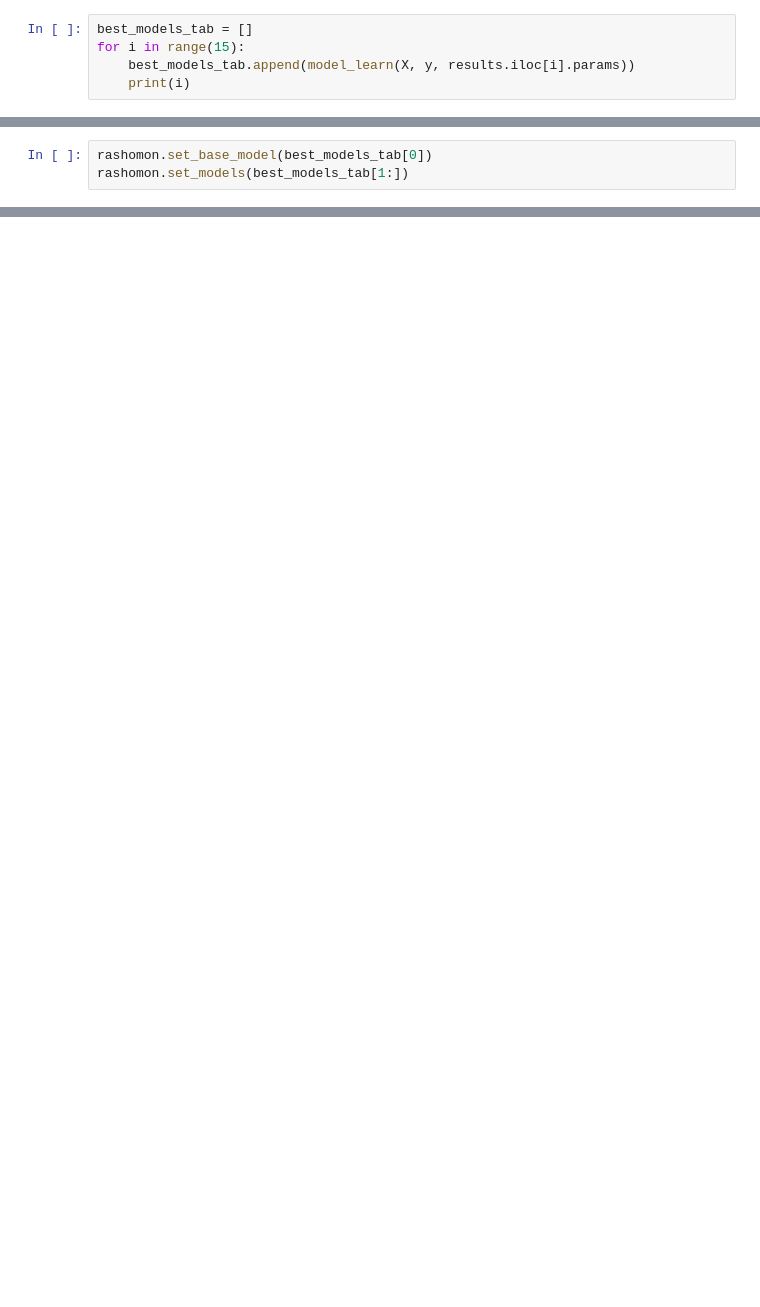
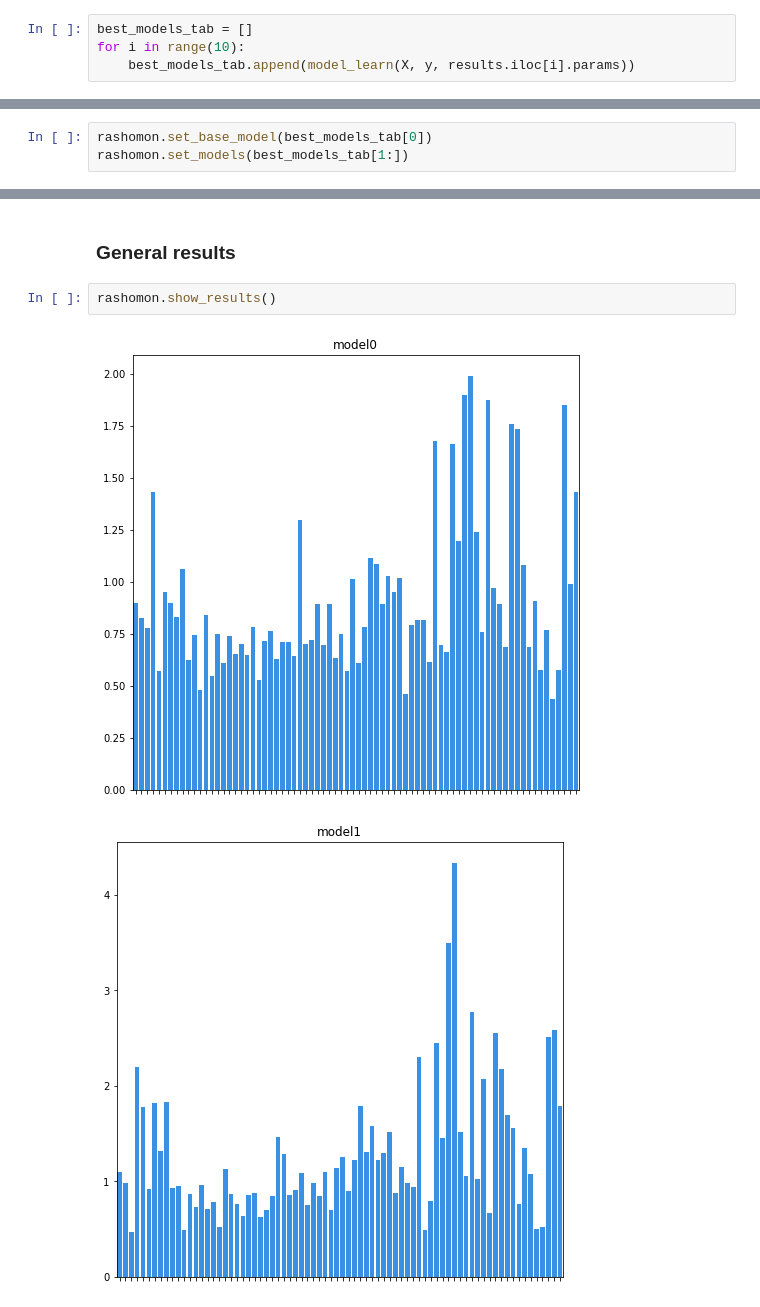
Before and after one commit to adrianstando/Research-Workshops-Rashomon-MIMIC-Machine-Learning, a Jupyter notebook: RashomonSetAnalyser/PDP_Comparison.ipynb, the cells around one changed output, grey strips where cells are left out. Cells and saved outputs as stored; diff of their text form; blank space fills up the shorter version.

```diff
--- a/RashomonSetAnalyser/PDP_Comparison.ipynb
+++ b/RashomonSetAnalyser/PDP_Comparison.ipynb
@@ -33,6 +35,5 @@ def model_learn(X, y, params):
     return model.fit(X, y)
 # %%
 best_models_tab = []
-for i in range(15):
+for i in range(10):
     best_models_tab.append(model_learn(X, y, results.iloc[i].params))
-    print(i)
@@ -321,0 +53,7 @@ answer2.to_csv("answer2.csv")
+# %% [markdown]
+### General results
+# %%
+rashomon.show_results()
+# %% [output]
+[figure, added]
+[figure, added]
```
Also changed, not shown: parts of 58 cells of this notebook.
